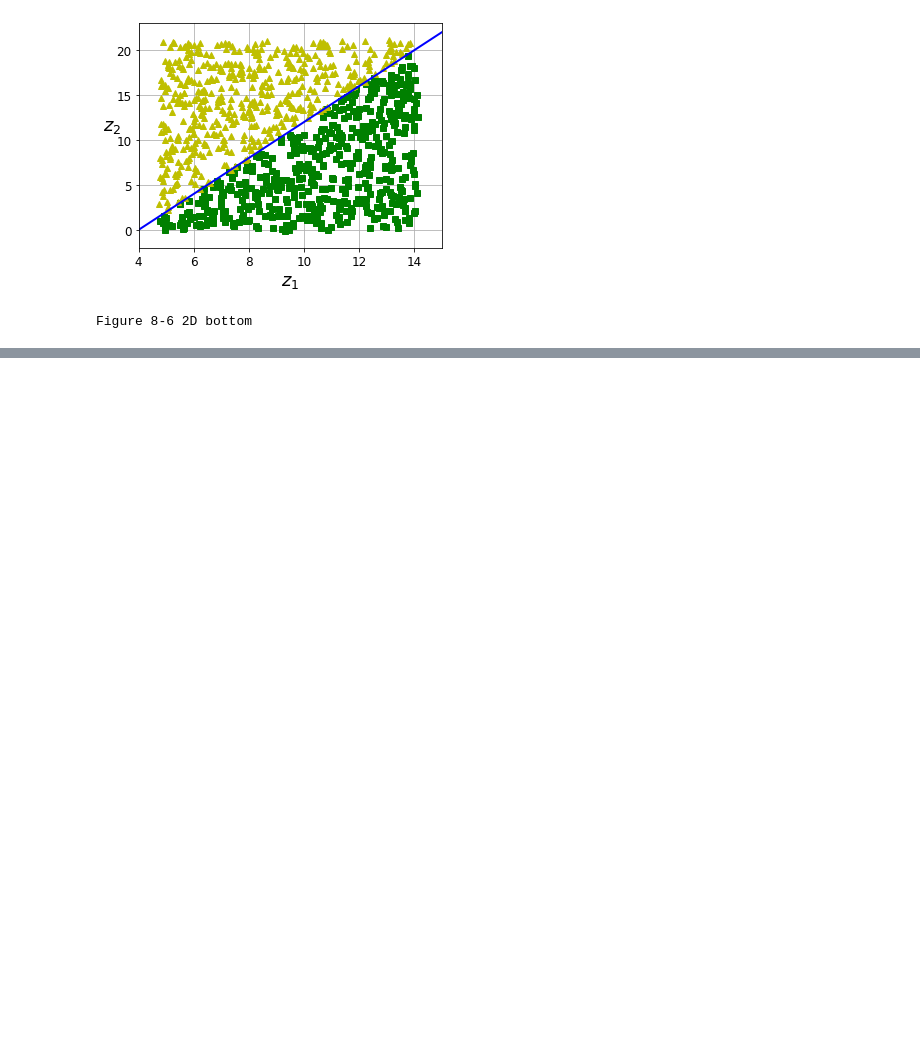
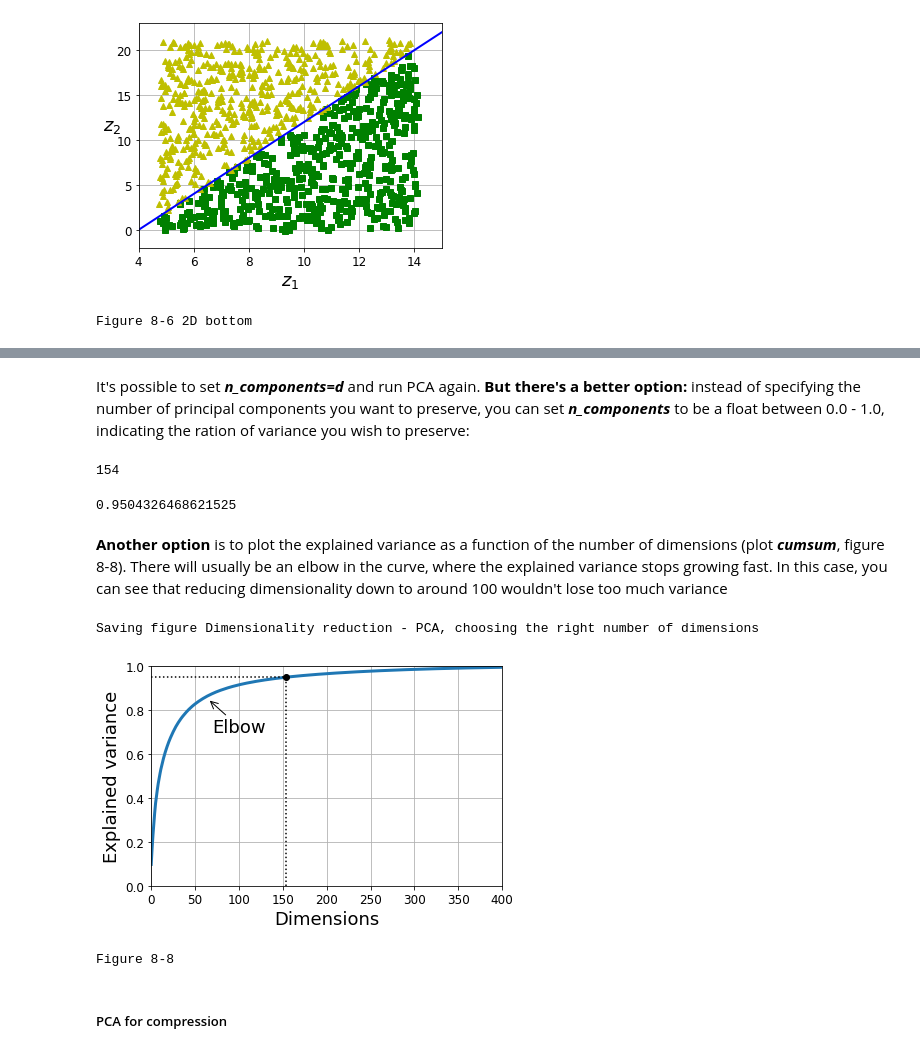
Before and after one commit to MarkJasonE/DimensionalityReduction, a Jupyter notebook: DimensionalityReduction.ipynb, the cells around one changed output, grey strips where cells are left out. Saved outputs shown, nothing was run; the diff lists cells and outputs as text; code cells hidden in the pictures; blank space fills up the shorter version.

```diff
--- a/DimensionalityReduction.ipynb
+++ b/DimensionalityReduction.ipynb
@@ -563,0 +571,13 @@ Figure 8-6 2D bottom
+# %%
+mnist = fetch_openml("mnist_784", version=1, as_frame=False)
+mnist.target = mnist.target.astype(np.uint8)
+
+X = mnist["data"]
+y = mnist["target"]
+
+X_train, X_test, y_train, y_test = train_test_split(X, y)
+# %%
+pca = PCA()
+pca.fit(X_train)
+cumsum = np.cumsum(pca.explained_variance_ratio_)
+d = np.argmax(cumsum >= 0.95) + 1
@@ -563,0 +590,2 @@ Figure 8-6 2D bottom
+# %% [markdown]
+It's possible to set ***n_components=d*** and run PCA again. **But there's a better option:** instead of specifying the number of principal components you want to preserve, you can set ***n_components*** to be a float between 0.0 - 1.0, indicating the ration of variance you wish to preserve:
@@ -563,0 +595,32 @@ Figure 8-6 2D bottom
+# %%
+pca.n_components_
+# %% [output]
+154
+# %%
+np.sum(pca.explained_variance_ratio_)
+# %% [output]
+0.9504326468621525
+# %% [markdown]
+**Another option** is to plot the explained variance as a function of the number of dimensions (plot ***cumsum***, figure 8-8). There will usually be an elbow in the curve, where the explained variance stops growing fast. In this case, you can see that reducing dimensionality down to around 100 wouldn't lose too much variance
+# %%
+plt.figure(figsize=(6, 4))
+plt.plot(cumsum, linewidth=3)
+plt.plot([d, d], [0, 0.95], "k:")
+plt.plot([0, d], [0.95, 0.95], "k:")
+plt.plot(d, 0.95, "ko")
+plt.annotate("Elbow", xy=(65, 0.85), xytext=(70, 0.7),
+             arrowprops=dict(arrowstyle="->"), fontsize=18)
+plt.xlabel("Dimensions", fontsize=18)
+plt.ylabel("Explained variance", fontsize=18)
+plt.axis([0, 400, 0, 1])
+plt.grid(True)
+
+save_fig("Dimensionality reduction - PCA, choosing the right number of dimensions")
+plt.show()
+print("Figure 8-8")
+# %% [output]
+Saving figure Dimensionality reduction - PCA, choosing the right number of dimensions
+[figure, added]
+Figure 8-8
+# %% [markdown]
+##### PCA for compression
```
Also changed, not shown: parts of 19 cells of this notebook, 3 other files.
